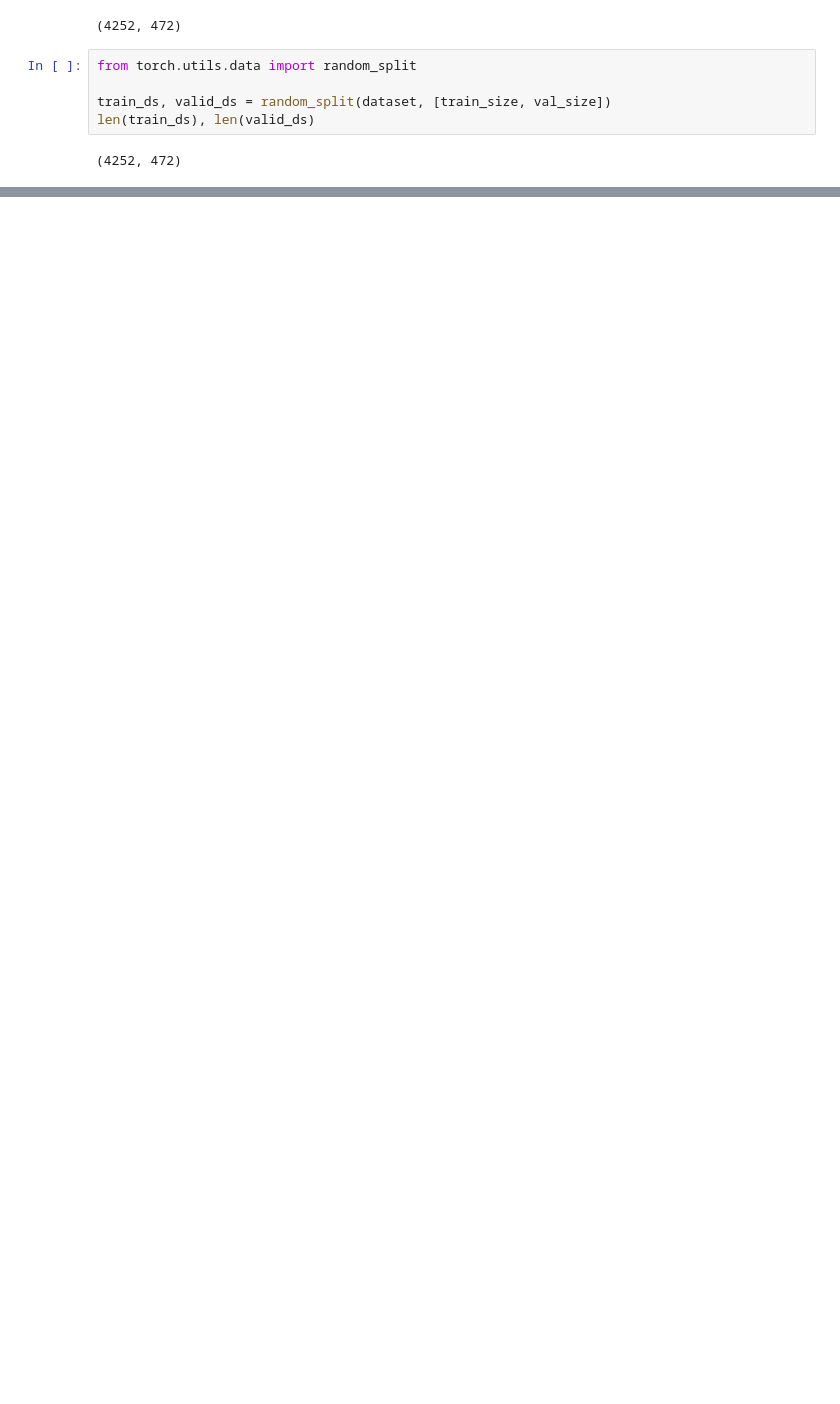
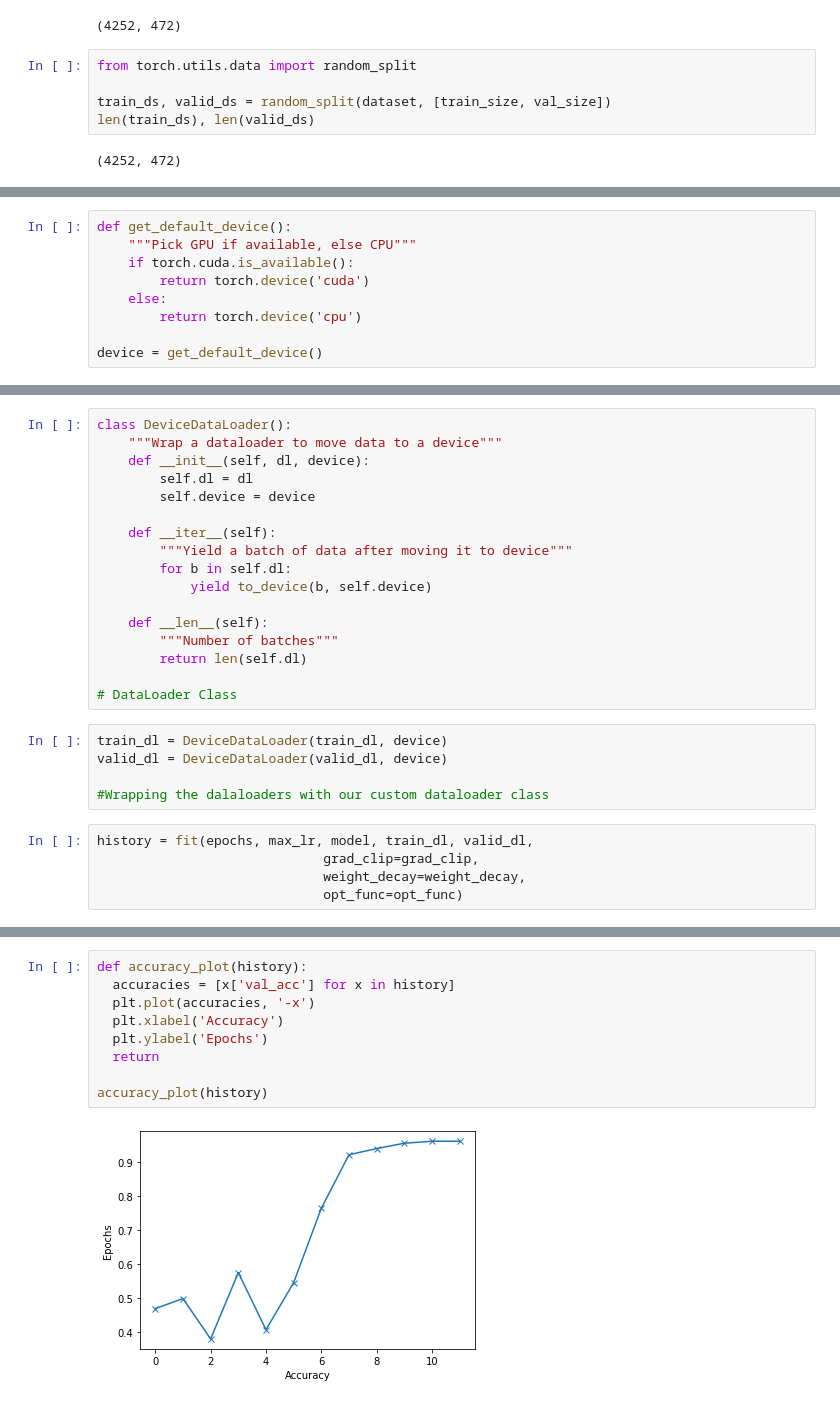
Before and after one commit to aryangoyal7/Deep-Learning-Hello-Foss, a Jupyter notebook: ResNet9.ipynb, the cells around one changed output, grey strips where cells are left out. Drawn from its saved outputs; the diff is of its cells as text; blank space fills up the shorter version.

Commit message:
Updated Model with 96% accuracy within 5 mins with the help of learning rate scheduler

```diff
--- a/ResNet9.ipynb
+++ b/ResNet9.ipynb
@@ -173,0 +210,9 @@ Accuracy of the network on the 5000 validation images: 75.63559322033899 %
+# %%
+def get_default_device():
+    """Pick GPU if available, else CPU"""
+    if torch.cuda.is_available():
+        return torch.device('cuda')
+    else:
+        return torch.device('cpu')
+
+device = get_default_device()
@@ -173,0 +247,27 @@ Accuracy of the network on the 5000 validation images: 75.63559322033899 %
+# %%
+class DeviceDataLoader():
+    """Wrap a dataloader to move data to a device"""
+    def __init__(self, dl, device):
+        self.dl = dl
+        self.device = device
+
+    def __iter__(self):
+        """Yield a batch of data after moving it to device"""
+        for b in self.dl:
+            yield to_device(b, self.device)
+
+    def __len__(self):
+        """Number of batches"""
+        return len(self.dl)
+
+# DataLoader Class
+# %%
+train_dl = DeviceDataLoader(train_dl, device)
+valid_dl = DeviceDataLoader(valid_dl, device)
+
+#Wrapping the dalaloaders with our custom dataloader class
+# %%
+history = fit(epochs, max_lr, model, train_dl, valid_dl,
+                             grad_clip=grad_clip,
+                             weight_decay=weight_decay,
+                             opt_func=opt_func)
@@ -173,0 +287,11 @@ Accuracy of the network on the 5000 validation images: 75.63559322033899 %
+# %%
+def accuracy_plot(history):
+  accuracies = [x['val_acc'] for x in history]
+  plt.plot(accuracies, '-x')
+  plt.xlabel('Accuracy')
+  plt.ylabel('Epochs')
+  return
+
+accuracy_plot(history)
+# %% [output]
+[figure, added]
```
Also changed, not shown: parts of 17 cells of this notebook.
